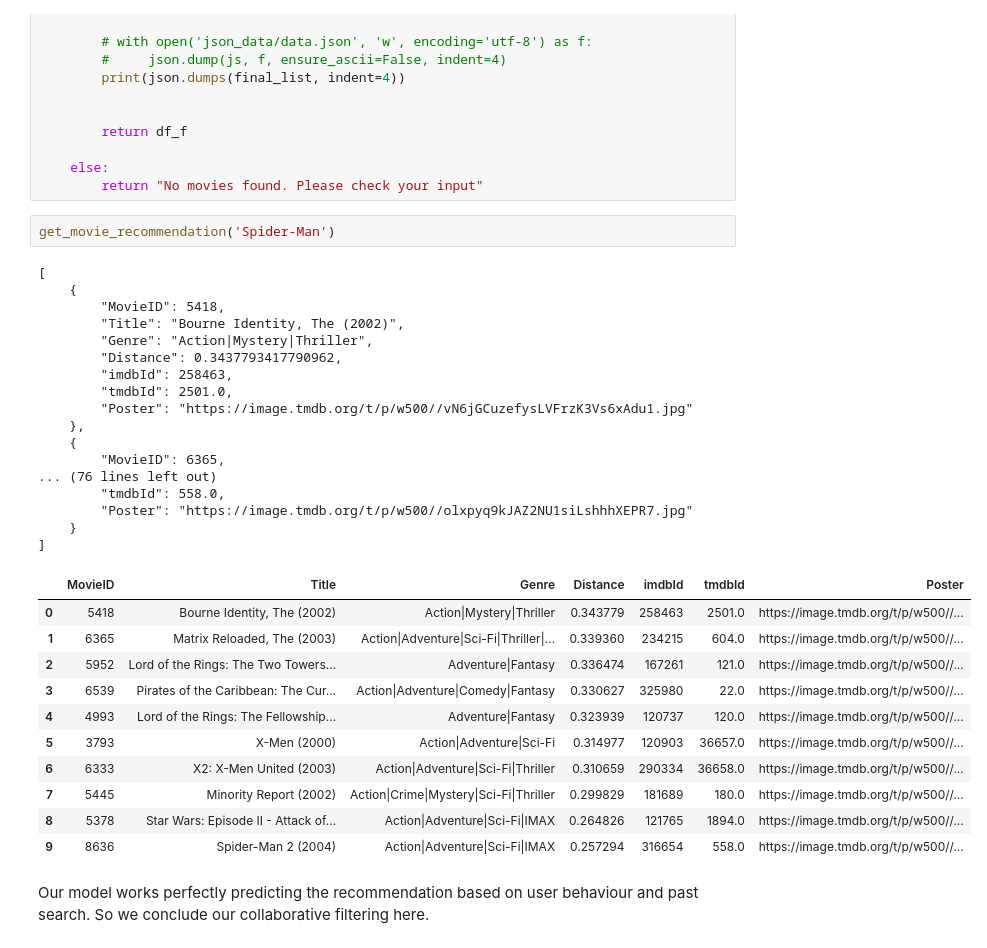
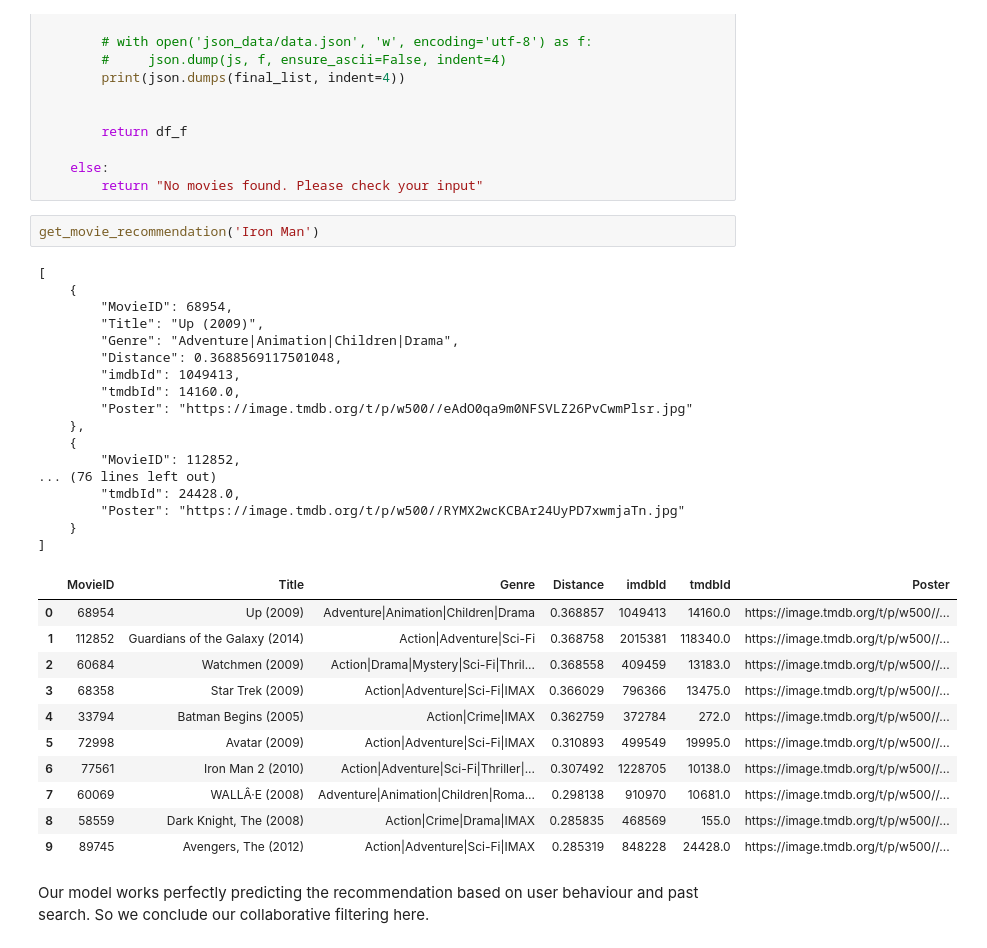
Before and after one commit to Aarekaz/mymovielist, a Jupyter notebook: backend/notebooks/item-based_collaborative_filtering_model.ipynb, the cells around one changed output. Saved outputs shown, nothing was run; the diff lists cells and outputs as text.

```diff
--- a/backend/notebooks/item-based_collaborative_filtering_model.ipynb
+++ b/backend/notebooks/item-based_collaborative_filtering_model.ipynb
@@ -235,36 +235,36 @@ def get_movie_recommendation(movie_name):
     else:
         return "No movies found. Please check your input"
 # %%
-get_movie_recommendation('Spider-Man')
+get_movie_recommendation('Iron Man')
 # %% [output]
 [
     {
-        "MovieID": 5418,
-        "Title": "Bourne Identity, The (2002)",
-        "Genre": "Action|Mystery|Thriller",
-        "Distance": 0.3437793417790962,
-        "imdbId": 258463,
-        "tmdbId": 2501.0,
-        "Poster": "https://image.tmdb.org/t/p/w500//vN6jGCuzefysLVFrzK3Vs6xAdu1.jpg"
+        "MovieID": 68954,
+        "Title": "Up (2009)",
+        "Genre": "Adventure|Animation|Children|Drama",
+        "Distance": 0.3688569117501048,
+        "imdbId": 1049413,
+        "tmdbId": 14160.0,
+        "Poster": "https://image.tmdb.org/t/p/w500//eAdO0qa9m0NFSVLZ26PvCwmPlsr.jpg"
     },
     {
-        "MovieID": 6365,
+        "MovieID": 112852,
 ... (76 lines left out)
-        "tmdbId": 558.0,
-        "Poster": "https://image.tmdb.org/t/p/w500//olxpyq9kJAZ2NU1siLshhhXEPR7.jpg"
+        "tmdbId": 24428.0,
+        "Poster": "https://image.tmdb.org/t/p/w500//RYMX2wcKCBAr24UyPD7xwmjaTn.jpg"
     }
 ]
 |  | MovieID | Title | Genre | Distance | imdbId | tmdbId | Poster |
-| 0 | 5418 | Bourne Identity, The (2002) | Action|Mystery|Thriller | 0.343779 | 258463 | 2501.0 | https://image.tmdb.org/t/p/w500//... |
-| 1 | 6365 | Matrix Reloaded, The (2003) | Action|Adventure|Sci-Fi|Thriller|... | 0.339360 | 234215 | 604.0 | https://image.tmdb.org/t/p/w500//... |
-| 2 | 5952 | Lord of the Rings: The Two Towers... | Adventure|Fantasy | 0.336474 | 167261 | 121.0 | https://image.tmdb.org/t/p/w500//... |
-| 3 | 6539 | Pirates of the Caribbean: The Cur... | Action|Adventure|Comedy|Fantasy | 0.330627 | 325980 | 22.0 | https://image.tmdb.org/t/p/w500//... |
-| 4 | 4993 | Lord of the Rings: The Fellowship... | Adventure|Fantasy | 0.323939 | 120737 | 120.0 | https://image.tmdb.org/t/p/w500//... |
-| 5 | 3793 | X-Men (2000) | Action|Adventure|Sci-Fi | 0.314977 | 120903 | 36657.0 | https://image.tmdb.org/t/p/w500//... |
-| 6 | 6333 | X2: X-Men United (2003) | Action|Adventure|Sci-Fi|Thriller | 0.310659 | 290334 | 36658.0 | https://image.tmdb.org/t/p/w500//... |
-| 7 | 5445 | Minority Report (2002) | Action|Crime|Mystery|Sci-Fi|Thriller | 0.299829 | 181689 | 180.0 | https://image.tmdb.org/t/p/w500//... |
-| 8 | 5378 | Star Wars: Episode II - Attack of... | Action|Adventure|Sci-Fi|IMAX | 0.264826 | 121765 | 1894.0 | https://image.tmdb.org/t/p/w500//... |
-| 9 | 8636 | Spider-Man 2 (2004) | Action|Adventure|Sci-Fi|IMAX | 0.257294 | 316654 | 558.0 | https://image.tmdb.org/t/p/w500//... |
+| 0 | 68954 | Up (2009) | Adventure|Animation|Children|Drama | 0.368857 | 1049413 | 14160.0 | https://image.tmdb.org/t/p/w500//... |
+| 1 | 112852 | Guardians of the Galaxy (2014) | Action|Adventure|Sci-Fi | 0.368758 | 2015381 | 118340.0 | https://image.tmdb.org/t/p/w500//... |
+| 2 | 60684 | Watchmen (2009) | Action|Drama|Mystery|Sci-Fi|Thril... | 0.368558 | 409459 | 13183.0 | https://image.tmdb.org/t/p/w500//... |
+| 3 | 68358 | Star Trek (2009) | Action|Adventure|Sci-Fi|IMAX | 0.366029 | 796366 | 13475.0 | https://image.tmdb.org/t/p/w500//... |
+| 4 | 33794 | Batman Begins (2005) | Action|Crime|IMAX | 0.362759 | 372784 | 272.0 | https://image.tmdb.org/t/p/w500//... |
+| 5 | 72998 | Avatar (2009) | Action|Adventure|Sci-Fi|IMAX | 0.310893 | 499549 | 19995.0 | https://image.tmdb.org/t/p/w500//... |
+| 6 | 77561 | Iron Man 2 (2010) | Action|Adventure|Sci-Fi|Thriller|... | 0.307492 | 1228705 | 10138.0 | https://image.tmdb.org/t/p/w500//... |
+| 7 | 60069 | WALLÂ·E (2008) | Adventure|Animation|Children|Roma... | 0.298138 | 910970 | 10681.0 | https://image.tmdb.org/t/p/w500//... |
+| 8 | 58559 | Dark Knight, The (2008) | Action|Crime|Drama|IMAX | 0.285835 | 468569 | 155.0 | https://image.tmdb.org/t/p/w500//... |
+| 9 | 89745 | Avengers, The (2012) | Action|Adventure|Sci-Fi|IMAX | 0.285319 | 848228 | 24428.0 | https://image.tmdb.org/t/p/w500//... |
 # %% [markdown]
 Our model works perfectly predicting the recommendation based on user behaviour and past search. So we conclude our
 collaborative filtering here.
```
Also changed, not shown: parts of 1 cell of this notebook, 5 other files.
